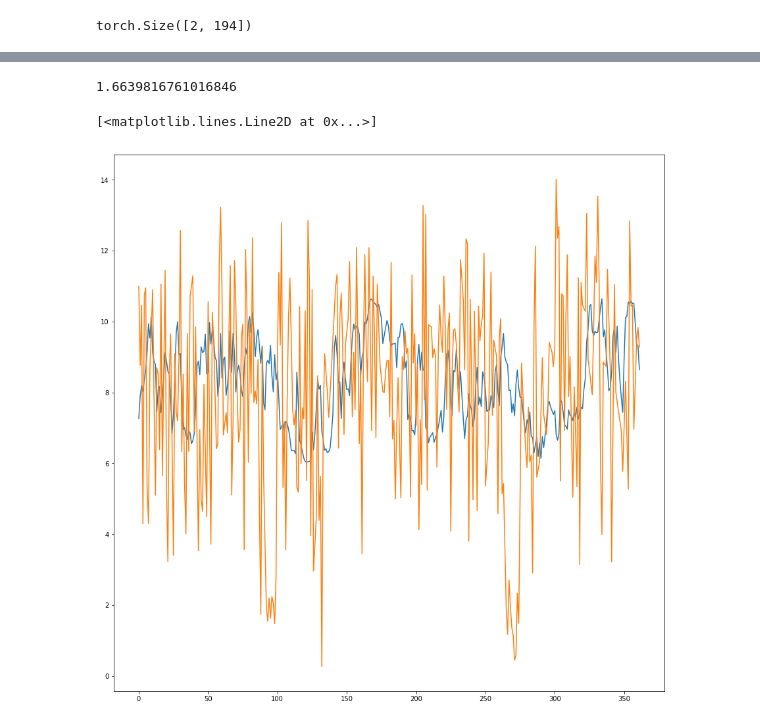
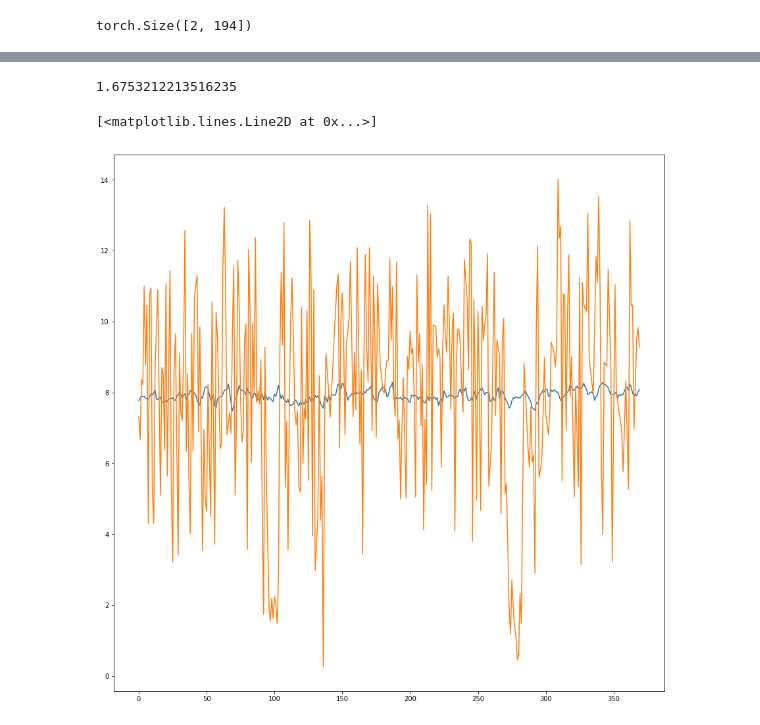
Before and after one commit to intelligenttrafficforecasting/busmodders, a Jupyter notebook: model/RNN-seq2seq.ipynb, the cells around one changed output, grey strips where cells are left out. Cells and saved outputs as stored; diff of their text form; code cells hidden in the pictures.

```diff
--- a/model/RNN-seq2seq.ipynb
+++ b/model/RNN-seq2seq.ipynb
@@ -18,7 +18,11 @@ train = MoviaBusDataset('../data/train', interpolation=True, \
                         prev_timesteps=prev_timesteps, \
                         max_future_time_steps=prediction_steps, \
                         sequence_target=True              )
-test = MoviaBusDataset('../data/test', interpolation=True, prev_timesteps=prev_timesteps, max_future_time_steps=prediction_steps)
+test = MoviaBusDataset('../data/test', \
+                       interpolation=True, \
+                       prev_timesteps=prev_timesteps, \
+                       max_future_time_steps=prediction_steps, \
+                       sequence_target=True)
 
 train.normalize()
 test.normalize(train.mean, train.std)
@@ -82,26 +97,38 @@ optimizer = optim.Adam(net.parameters(), lr=1e-4, weight_decay=0)
 criterion = nn.L1Loss()
 # %%
-net.train()
+encoder.train()
+decoder.train()
 for epoch in range(100):
     cur_loss = []
     for i , batch in enumerate(train_DL):
-        output = net(batch['data'][:,:,:-1]).squeeze()
+
+        enc_out, enc_hidden = encoder(batch['data'])
+
+        output = decoder(enc_hidden)
+
+
         target = batch['target']
 
-        optimizer.zero_grad()
+        optimizer_enc.zero_grad()
+        optimizer_dec.zero_grad()
+
 
         loss = criterion(output, target)
         loss.backward()
 
-        optimizer.step()
+        optimizer_enc.step()
+        optimizer_dec.step()
 
         cur_loss.append(loss.item())
 
 
-    net.eval()
+    encoder.eval()
+    decoder.eval()
     for i, batch in enumerate(test_DL):
 
-        output = net(batch['data'][:,:,:-1]).squeeze()
+        enc_out, enc_hidden = encoder(batch['data'])
+
+        output = decoder(enc_hidden)
         target = batch['target']
 
         loss_test = criterion(output,target)
@@ -127,8 +154,11 @@ epoch = 99  loss_train = 0.543  loss_test = 0.759  output_std = 0.421
 # %%
-net.eval()
+encoder.eval()
+decoder.eval()
 for i, batch in enumerate(test_DL):
 
-    output = net(batch['data'][:,:,:-1]).squeeze()
+    enc_out, enc_hidden = encoder(batch['data'])
+
+    output = decoder(enc_hidden)
     target = batch['target']
 
     output = output*torch.tensor(train.std) + torch.tensor(train.mean)
@@ -137,13 +167,13 @@ for i, batch in enumerate(test_DL):
     loss = criterion(output,target)
     print(loss.item())
 # %% [output]
-1.6639816761016846
+1.6753212213516235
 # %%
 import matplotlib.pyplot as plt
 plt.rcParams['figure.figsize'] = [15, 15]
 
-plt.plot(output[:,1].detach().numpy())
-plt.plot(target[:,1].detach().numpy())
+plt.plot(output[:,-1,1].detach().numpy())
+plt.plot(target[:,-1,1].detach().numpy())
 # %% [output]
 [<matplotlib.lines.Line2D at 0x...>]
-[figure, old version]
+[figure, new version]
```
Also changed, not shown: parts of 2 cells of this notebook, 1 other file.
